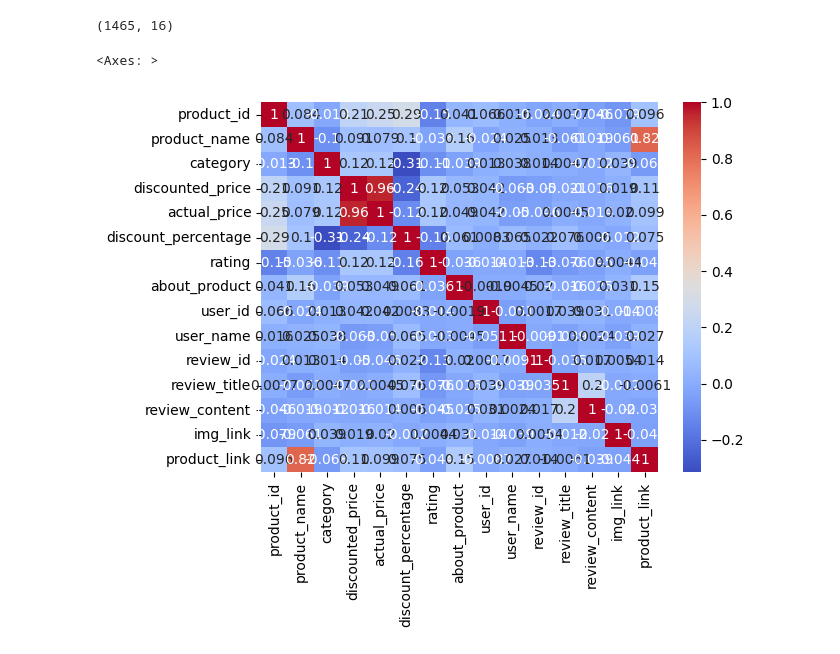
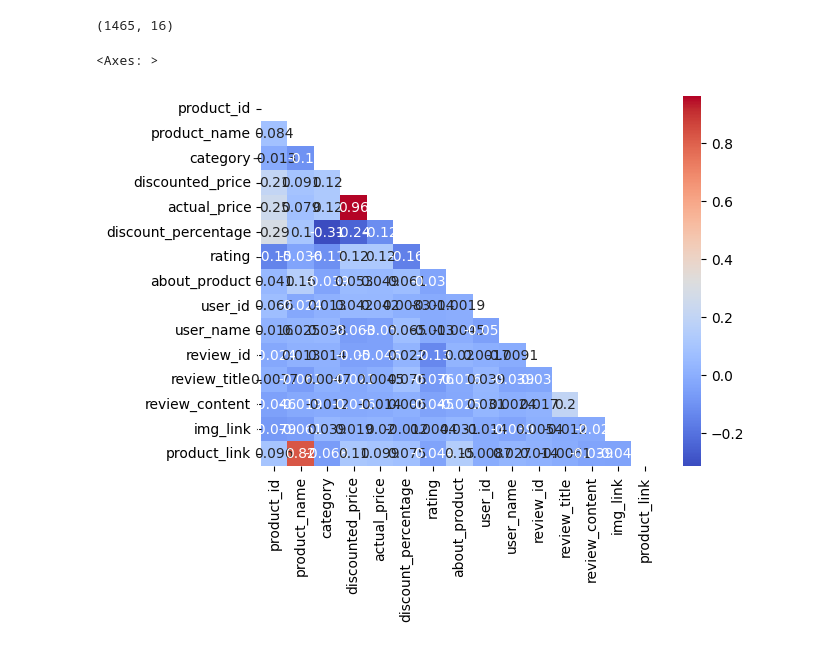
Before and after one commit to Subash-d/ML-Basics, a Jupyter notebook: amazon_EDA.ipynb, the cells around one changed output. Saved outputs shown, nothing was run; the diff lists cells and outputs as text; code cells hidden in the pictures.

```diff
--- a/amazon_EDA.ipynb
+++ b/amazon_EDA.ipynb
@@ -152,7 +152,8 @@ df.shape
 # %% [output]
 (1465, 16)
 # %%
-sns.heatmap(correleation,annot = True, cmap = 'coolwarm')
+mask = np.triu(np.ones_like(correleation, dtype=bool))
+sns.heatmap(correleation,mask = mask, annot = True, cmap = 'coolwarm')
 # %% [output]
 <Axes: >
-[figure, old version]
+[figure, new version]
```
